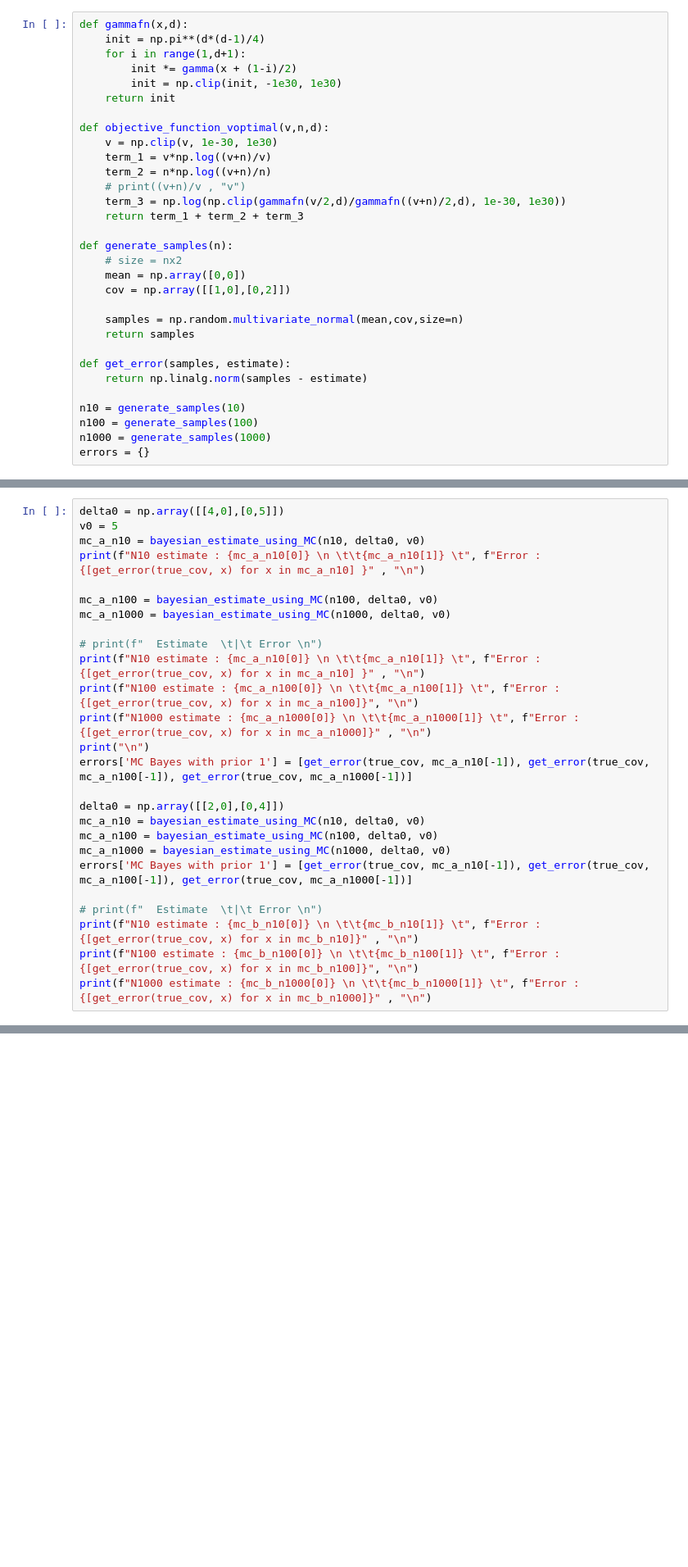
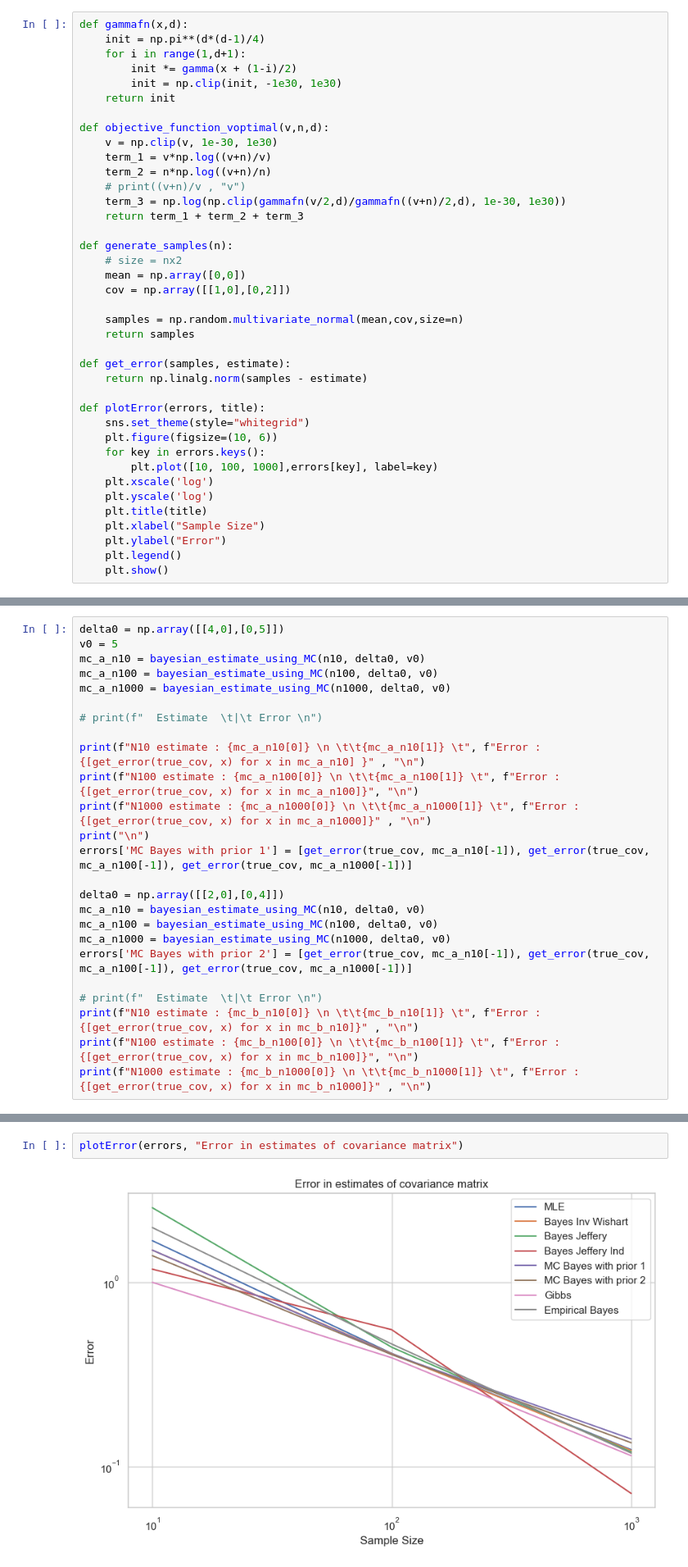
Before and after one commit to JG-0212/Estimation_theory_project, a Jupyter notebook: Mini Project 2/Code.ipynb, the cells around one changed output, grey strips where cells are left out. Shown at 82% size. Saved outputs shown, nothing was run; the diff lists cells and outputs as text; blank space fills up the shorter version.

Commit message:
Added Plots

```diff
--- a/Mini Project 2/Code.ipynb
+++ b/Mini Project 2/Code.ipynb
@@ -536,10 +543,18 @@ def generate_samples(n):
 def get_error(samples, estimate):
     return np.linalg.norm(samples - estimate)
 
-n10 = generate_samples(10)
-n100 = generate_samples(100)
-n1000 = generate_samples(1000)
-errors = {}
+def plotError(errors, title):
+    sns.set_theme(style="whitegrid")
+    plt.figure(figsize=(10, 6))
+    for key in errors.keys():
+        plt.plot([10, 100, 1000],errors[key], label=key)
+    plt.xscale('log')
+    plt.yscale('log')
+    plt.title(title)
+    plt.xlabel("Sample Size")
+    plt.ylabel("Error")
+    plt.legend()
+    plt.show()
 # %% [markdown]
 ## WorkHorses
 # %%
@@ -726,12 +741,11 @@ N1000 estimate : [ 1.00614361 -0.00917664]
 delta0 = np.array([[4,0],[0,5]])
 v0 = 5
 mc_a_n10 = bayesian_estimate_using_MC(n10, delta0, v0)
-print(f"N10 estimate : {mc_a_n10[0]} \n \t\t{mc_a_n10[1]} \t", f"Error : {[get_error(true_cov, x) for x in mc_a_n10] }" , "\n")
-
 mc_a_n100 = bayesian_estimate_using_MC(n100, delta0, v0)
 mc_a_n1000 = bayesian_estimate_using_MC(n1000, delta0, v0)
 
 # print(f"  Estimate  \t|\t Error \n")
+
 print(f"N10 estimate : {mc_a_n10[0]} \n \t\t{mc_a_n10[1]} \t", f"Error : {[get_error(true_cov, x) for x in mc_a_n10] }" , "\n")
 print(f"N100 estimate : {mc_a_n100[0]} \n \t\t{mc_a_n100[1]} \t", f"Error : {[get_error(true_cov, x) for x in mc_a_n100]}", "\n")
 print(f"N1000 estimate : {mc_a_n1000[0]} \n \t\t{mc_a_n1000[1]} \t", f"Error : {[get_error(true_cov, x) for x in mc_a_n1000]}" , "\n")
@@ -742,7 +756,7 @@ delta0 = np.array([[2,0],[0,4]])
 mc_a_n10 = bayesian_estimate_using_MC(n10, delta0, v0)
 mc_a_n100 = bayesian_estimate_using_MC(n100, delta0, v0)
 mc_a_n1000 = bayesian_estimate_using_MC(n1000, delta0, v0)
-errors['MC Bayes with prior 1'] = [get_error(true_cov, mc_a_n10[-1]), get_error(true_cov, mc_a_n100[-1]), get_error(true_cov, mc_a_n1000[-1])]
+errors['MC Bayes with prior 2'] = [get_error(true_cov, mc_a_n10[-1]), get_error(true_cov, mc_a_n100[-1]), get_error(true_cov, mc_a_n1000[-1])]
 
 # print(f"  Estimate  \t|\t Error \n")
 print(f"N10 estimate : {mc_b_n10[0]} \n \t\t{mc_b_n10[1]} \t", f"Error : {[get_error(true_cov, x) for x in mc_b_n10]}" , "\n")
@@ -827,0 +863,4 @@ N1000 estimate : [ 1.00614376 -0.00917664]
+# %%
+plotError(errors, "Error in estimates of covariance matrix")
+# %% [output]
+[figure, added]
```
Also changed, not shown: parts of 11 cells of this notebook.
